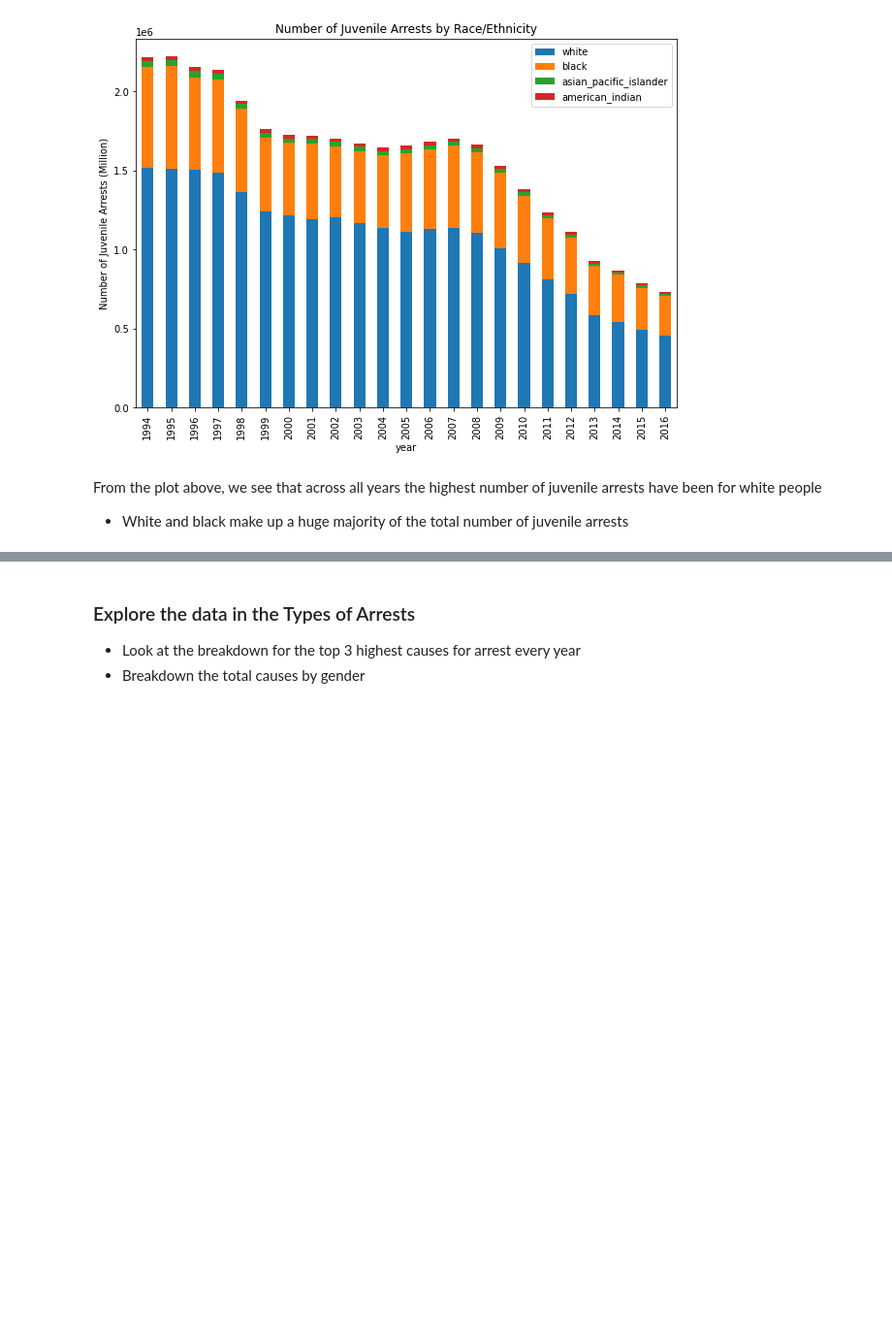
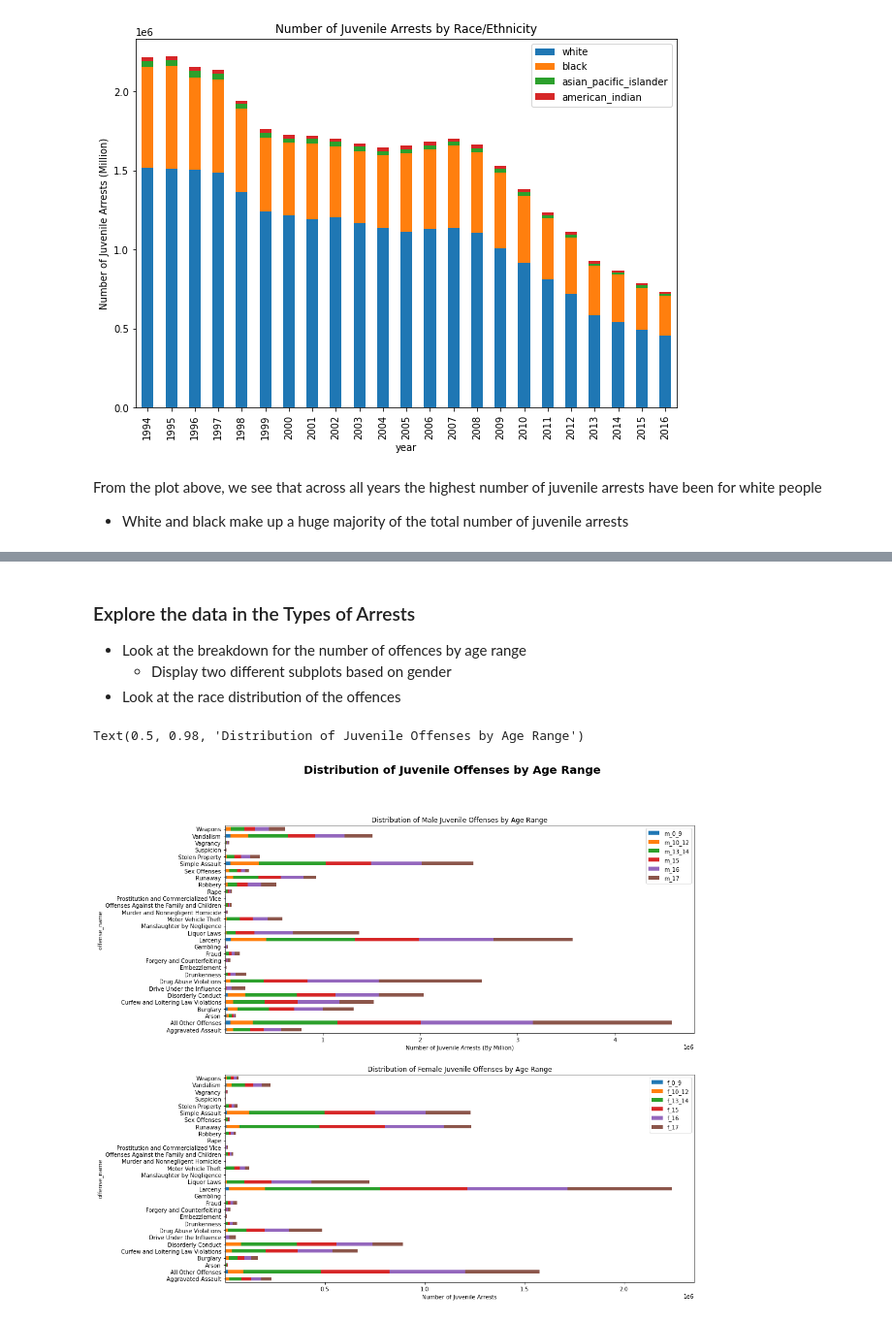
Before and after one commit to sriskid/Power_BI_Reports, a Jupyter notebook: FBR Crime Statistics/Juvenile Crime Descriptive Analysis.ipynb, the cells around one changed output, grey strips where cells are left out. Shown at 97% size. Cells and saved outputs as stored; diff of their text form; code cells hidden in the pictures; blank space fills up the shorter version.

```diff
--- a/FBR Crime Statistics/Juvenile Crime Descriptive Analysis.ipynb
+++ b/FBR Crime Statistics/Juvenile Crime Descriptive Analysis.ipynb
@@ -234,4 +250,31 @@ offenses_total = offenses_total.groupby(["year","offense_name"])["total_male", "
 # %% [markdown]
 ### Explore the data in the Types of Arrests
-* Look at the breakdown for the top 3 highest causes for arrest every year
-* Breakdown the total causes by gender
+* Look at the breakdown for the number of offences by age range
+    * Display two different subplots based on gender
+* Look at the race distribution of the offences
+# %%
+# Break down the number of offences by age range
+
+# Divide the DataFrame into sub-DataFrames by gender and age range
+
+male_age_offenses = data[["m_0_9", "m_10_12", "m_13_14", "m_15", "m_16", "m_17", "offense_name"]]
+male_age_offenses = male_age_offenses.groupby("offense_name")["m_0_9", "m_10_12", "m_13_14", "m_15", "m_16", "m_17"].sum()
+
+female_age_offenses = data[["offense_name","f_0_9", "f_10_12", "f_13_14", "f_15", "f_16", "f_17"]]
+female_age_offenses = female_age_offenses.groupby("offense_name")["f_0_9", "f_10_12", "f_13_14", "f_15", "f_16", "f_17"].sum()
+
+# Create a stacked barplots
+ax = plt.subplot(2,1,1)
+male_age_offenses.plot(figsize = (15,15), kind='barh', stacked=True, ax = ax)
+plt.xlabel("Number of Juvenile Arrests (By Million)")
+plt.title("Distribution of Male Juvenile Offenses by Age Range")
+
+ax = plt.subplot(2,1,2)
+female_age_offenses.plot(figsize = (15,15), kind='barh', stacked=True, ax = ax)
+plt.xlabel("Number of Juvenile Arrests")
+plt.title("Distribution of Female Juvenile Offenses by Age Range")
+
+plt.suptitle("Distribution of Juvenile Offenses by Age Range", fontsize = 20, fontweight = "bold")
+# %% [output]
+Text(0.5, 0.98, 'Distribution of Juvenile Offenses by Age Range')
+[figure, added]
```
Also changed, not shown: parts of 15 cells of this notebook.
